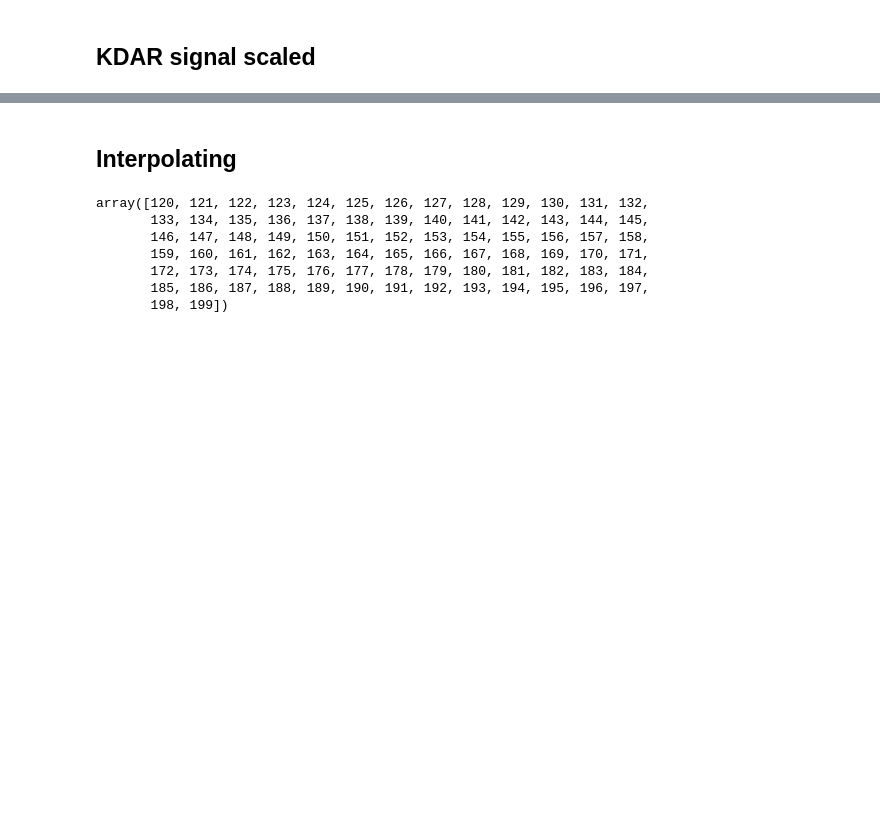
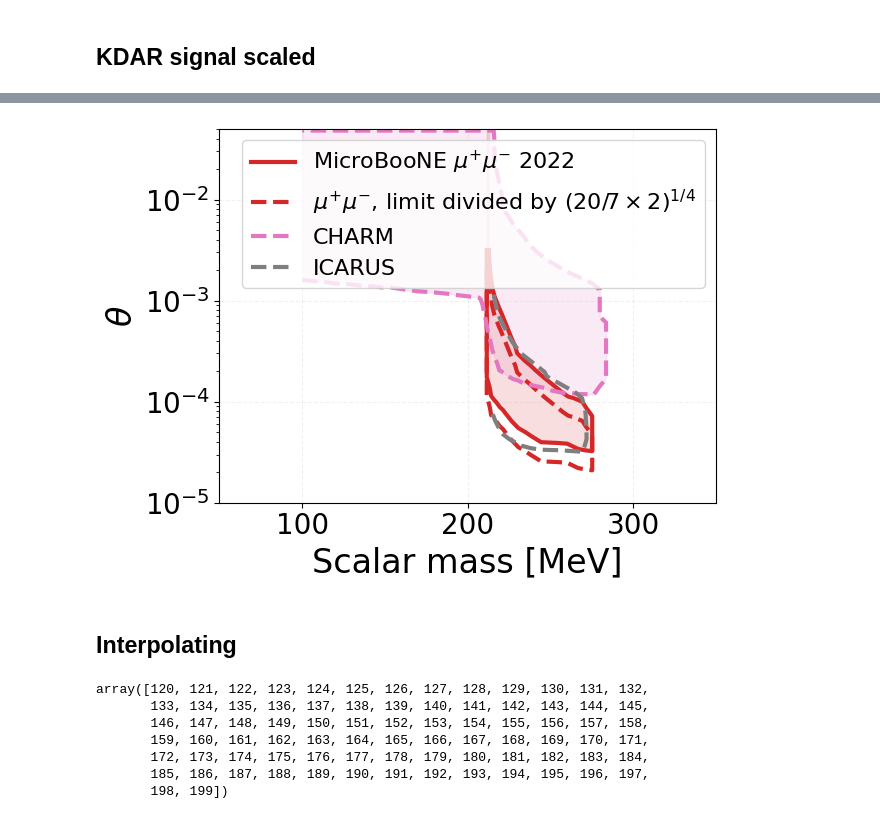
Before and after one commit to JoeBateman/HPS_ALP_Analysis, a Jupyter notebook: Comparison_plot.ipynb, the cells around one changed output, grey strips where cells are left out. Drawn from its saved outputs; the diff is of its cells as text; code cells hidden in the pictures; blank space fills up the shorter version.

```diff
--- a/Comparison_plot.ipynb
+++ b/Comparison_plot.ipynb
@@ -639,3 +706,33 @@ compare_limits(data_types, limit_to_compare, data_labels=['Standard Analysis', '
+# %%
+plt.plot(uboone_mumu_theta_squared['Mass'],(uboone_mumu_theta_squared['Value']),label=r"MicroBooNE $\mu^{+}\mu^{-}$ 2022",color="C3",lw=3)
+plt.fill_between(uboone_mumu_theta_squared['Mass'],(uboone_mumu_theta_squared['Value']),1,color="C3",alpha=0.15)
+
+
+mumu_scaling = (20/7 * 2 )**0.25
+plt.plot(uboone_mumu_theta_squared['Mass'],(uboone_mumu_theta_squared['Value'])/mumu_scaling,label=r"$\mu^{+}\mu^{-}$, limit divided by $(20/7\times2)^{1/4}$",color="C3",lw=3, linestyle='dashed')
+
+plt.plot(CHARM_from_Owen['Mass'],(CHARM_from_Owen['Value']),label=r"CHARM",color="C6",lw=3,ls="dashed")
+plt.fill_between(CHARM_from_Owen['Mass'],(CHARM_from_Owen['Value']),1,color="C6",alpha=0.15)
+
+plt.plot(icarus_mumu['Mass'],(icarus_mumu['Value']),label=r"ICARUS",color="C7",lw=3,ls="dashed")
+
+plt.xlabel(r'Scalar mass [MeV]',fontsize=24)
+plt.ylabel(r'$\theta$',fontsize=24)
+# plt.xticks([0, 50, 100, 150, 200, 245])
+# plt.legend()
+plt.ylim(1e-5,5e-2) #2e-9
+plt.xlim(50,350)
+plt.grid(ls='--',color='C7',alpha=0.1)
+plt.yscale('log')
+plt.tick_params(axis='x', labelsize=20)
+plt.tick_params(axis='y', labelsize=20)
+plt.legend(prop={'size': 16}, loc="upper right")
+
+plt.tight_layout()
+
+plt.show()
+# %% [output]
+[figure, added]
 # %% [markdown]
 ## Interpolating
 # %%
```
Also changed, not shown: parts of 13 cells of this notebook, 3 other files.
